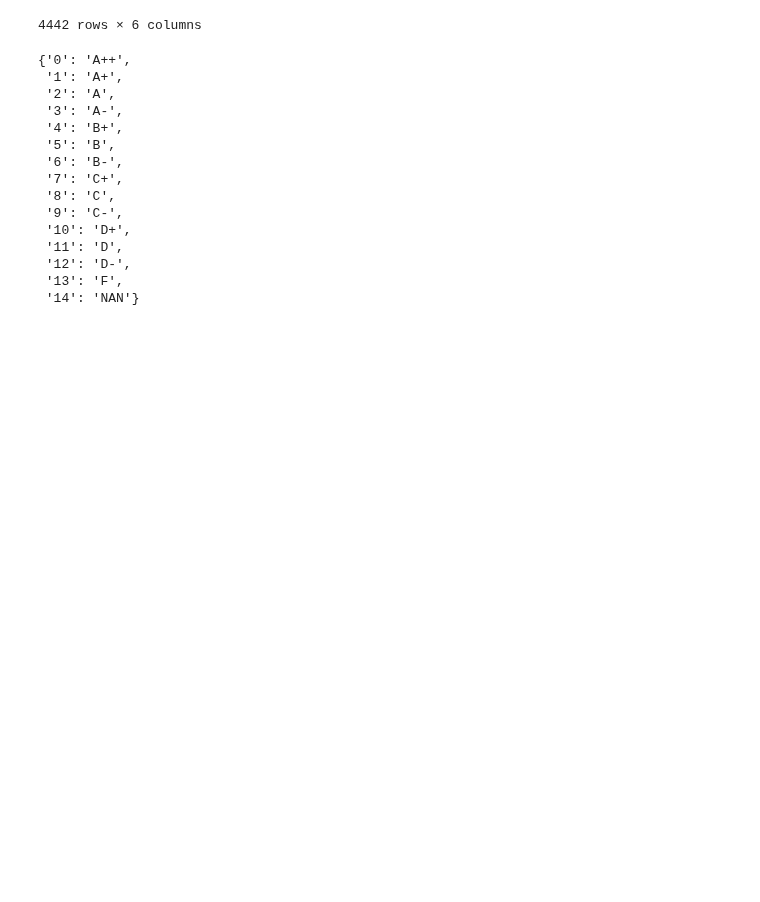
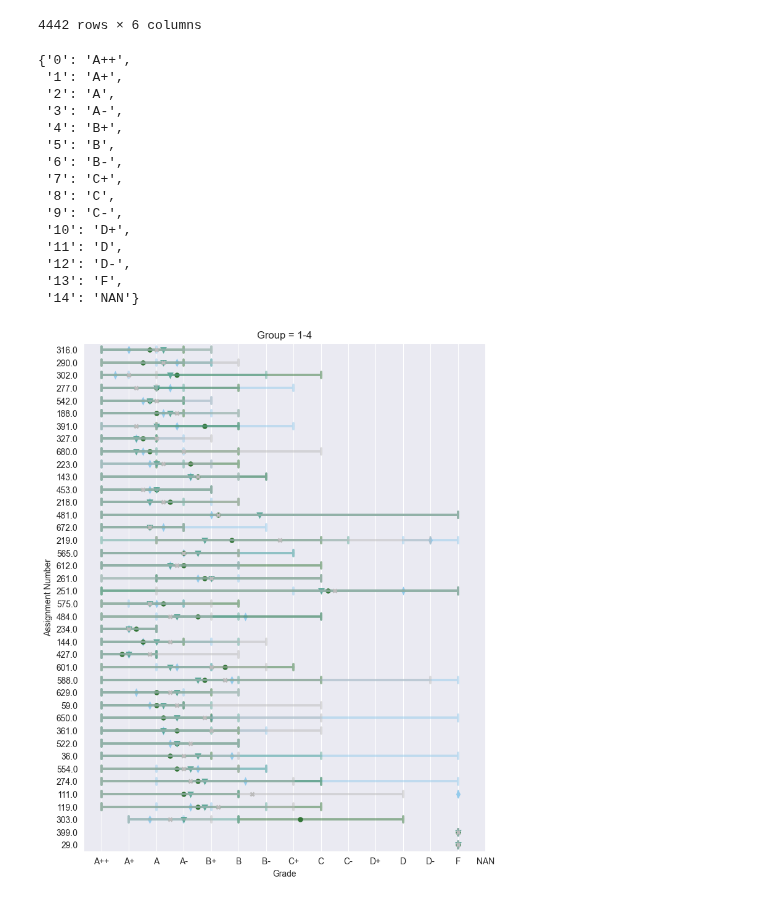
Before and after one commit to m-messer/Consistency_In_Grading_Analysis, a Jupyter notebook: grades_analysis.ipynb, the cells around one changed output. Cells and saved outputs as stored; diff of their text form; code cells hidden in the pictures; blank space fills up the shorter version.

```diff
--- a/grades_analysis.ipynb
+++ b/grades_analysis.ipynb
@@ -753,4 +753,47 @@ grade_code_dict
  '12': 'D-',
  '13': 'F',
  '14': 'NAN'}
+# %%
+group = '1-4'
+data = per_assignment_df[per_assignment_df['group'] == group]
+
+plot_order = data.sort_values(by='grade', ascending=True)['assignment_number'].values
+a4_dims = (8.4, 10.7)
+fig, ax = plt.subplots(figsize=a4_dims)
+ax = sns.pointplot(data[data['skill'] == 'Correctness'], x='grade_code', y='assignment_number', orient='y',
+                   markers='d', markersize=4, linestyle='None', order=plot_order,
+                   color=blue,
+                   errorbar=lambda x: (x.min(), x.max()), err_kws=({'alpha': 0.5}), capsize=.5
+                   )
+
+sns.pointplot(data[data['skill'] == 'Documentation'], x='grade_code', y='assignment_number', orient='y',
+              markers='o', markersize=4, linestyle='None', order=plot_order,
+              color=darkgreen,
+              errorbar=lambda x: (x.min(), x.max()), err_kws=({'alpha': 0.5}), capsize=.5
+              )
+
+sns.pointplot(data[data['skill'] == 'Readability'], x='grade_code', y='assignment_number', orient='y',
+              markers='v', markersize=4, linestyle='None', order=plot_order,
+              color=teal,
+              errorbar=lambda x: (x.min(), x.max()), err_kws=({'alpha': 0.5}), capsize=.5
+              )
+
+sns.pointplot(data[data['skill'] == 'Code Elegance'], x='grade_code', y='assignment_number', orient='y',
+              markers='x', markersize=4, linestyle='None', order=plot_order,
+              color=grey,
+              errorbar=lambda x: (x.min(), x.max()), err_kws=({'alpha': 0.5}), capsize=.5
+              )
+ax.set_xticks(range(len(grade_code_dict)))
+
+labels = [grade_code_dict[item.get_text()] for item in ax.get_xticklabels() if item.get_text() in (grade_code_dict.keys())]
+ax.set_xticklabels(labels)
+
+ax.set_xlabel('Grade')
+ax.set_ylabel('Assignment Number')
+
+ax.set_title(f'Group = {group}')
+
+ax.get_figure().savefig(f'plots/grade_per_assignment_group_{group}.pdf', bbox_inches='tight')
+# %% [output]
+[figure, added]
 # %%
```
Also changed, not shown: parts of 3 cells of this notebook.
